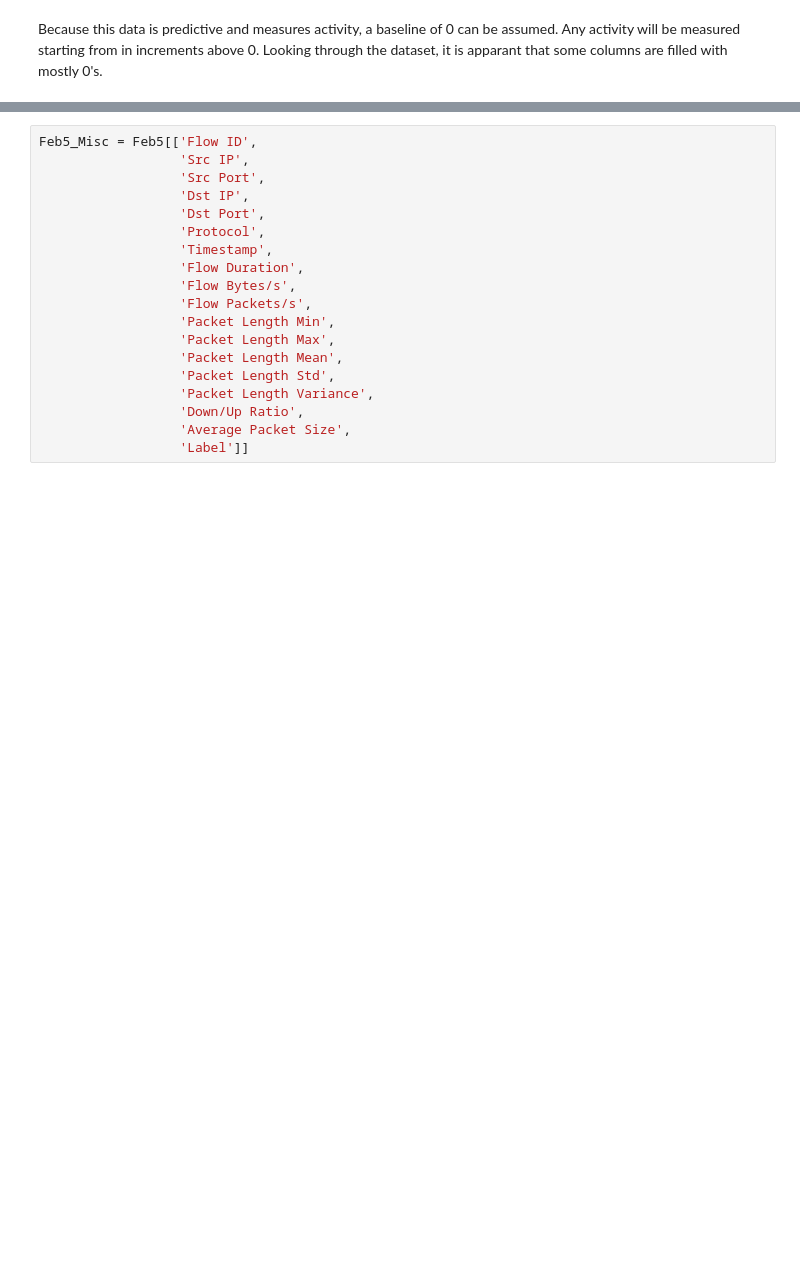
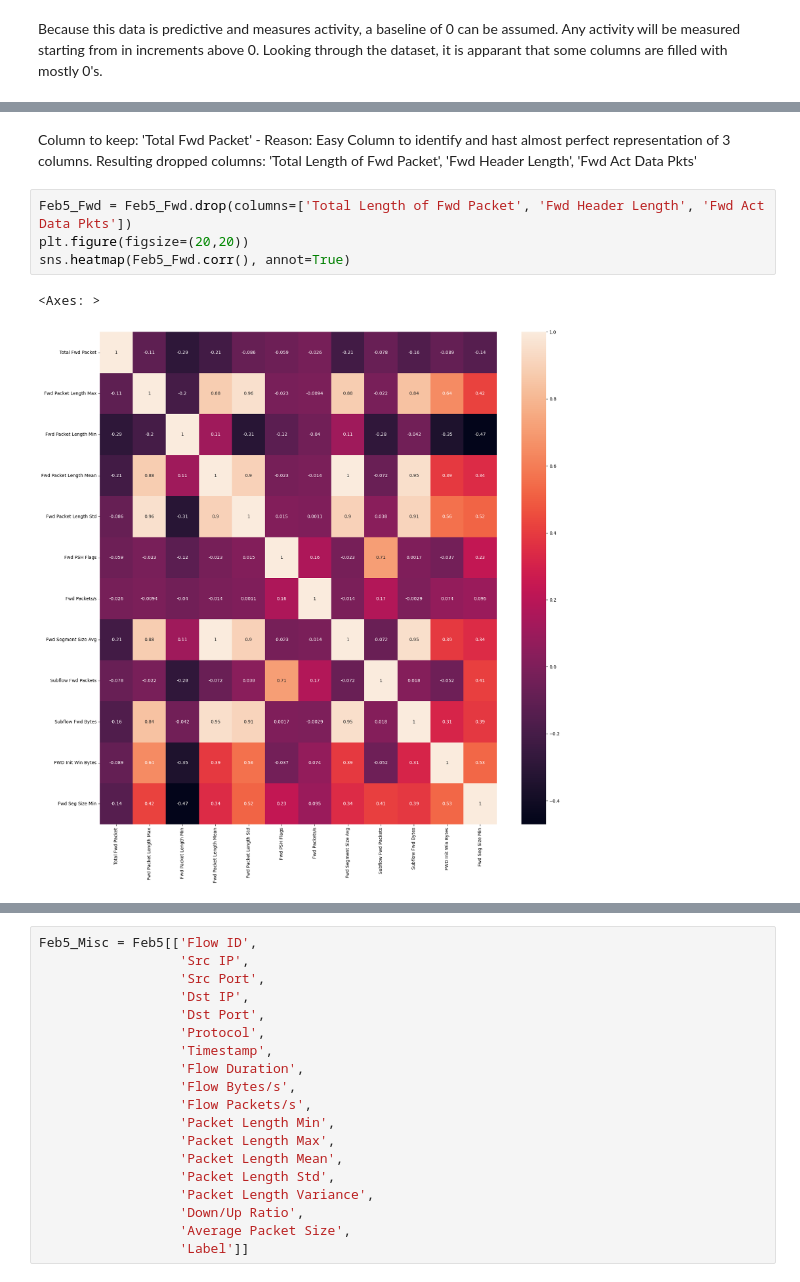
Before and after one commit to Totally-Kyle/The-CyberChase, a Jupyter notebook: Feb5.ipynb, the cells around one changed output, grey strips where cells are left out. Cells and saved outputs as stored; diff of their text form; blank space fills up the shorter version.

```diff
--- a/Feb5.ipynb
+++ b/Feb5.ipynb
@@ -292,0 +125,10 @@ iad_greater_than_zero_counts
+# %% [markdown]
+Column to keep: 'Total Fwd Packet' - Reason: Easy Column to identify and hast almost perfect representation of 3 columns.
+Resulting dropped columns: 'Total Length of Fwd Packet', 'Fwd Header Length', 'Fwd Act Data Pkts'
+# %%
+Feb5_Fwd = Feb5_Fwd.drop(columns=['Total Length of Fwd Packet', 'Fwd Header Length', 'Fwd Act Data Pkts'])
+plt.figure(figsize=(20,20))
+sns.heatmap(Feb5_Fwd.corr(), annot=True)
+# %% [output]
+<Axes: >
+[figure, added]
```
Also changed, not shown: parts of 48 cells of this notebook.
